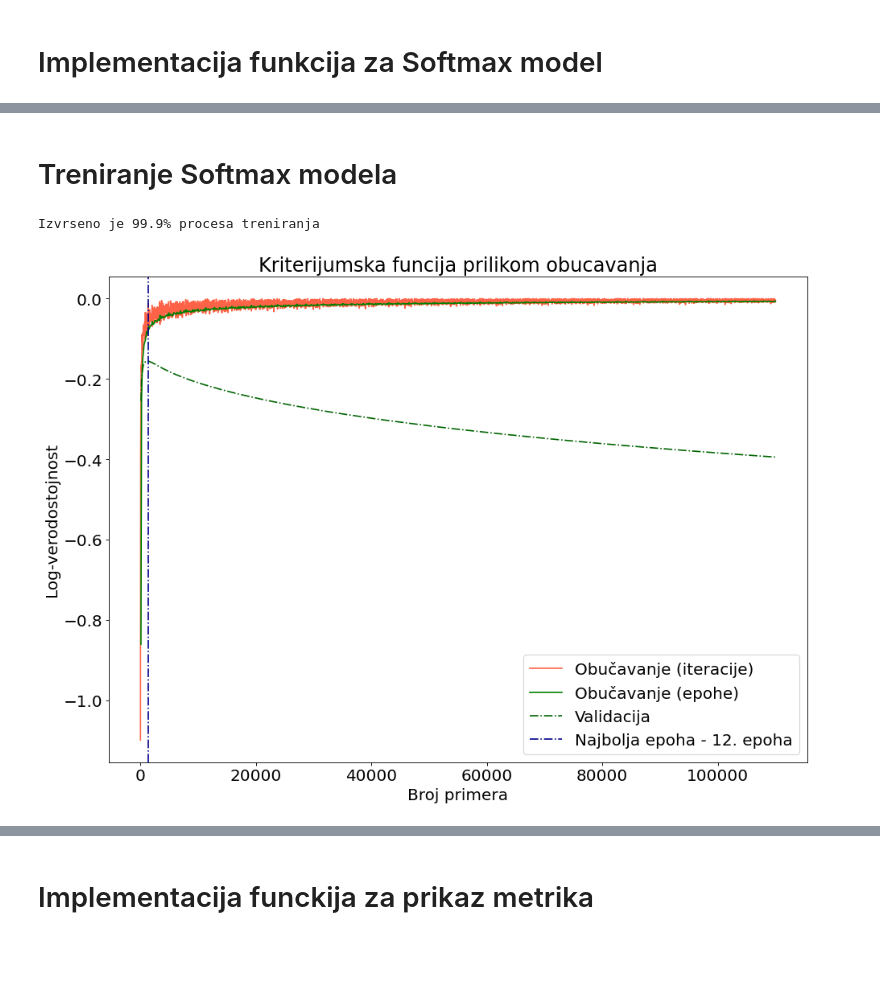
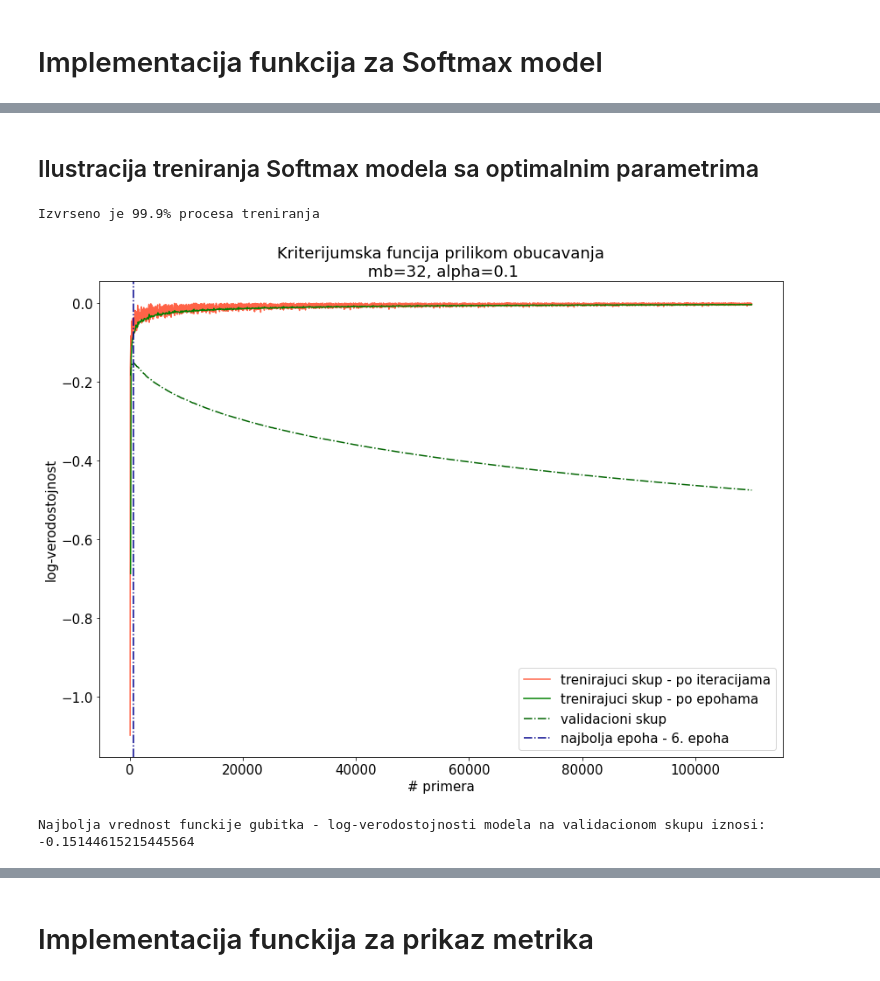
Before and after one commit to dmjovan/Softmax-Classification-and-Gaussian-Discriminant-Analysis-ML, a Jupyter notebook: softmax_gda.ipynb, the cells around one changed output, grey strips where cells are left out. Saved outputs shown, nothing was run; the diff lists cells and outputs as text; code cells hidden in the pictures; blank space fills up the shorter version.

```diff
--- a/softmax_gda.ipynb
+++ b/softmax_gda.ipynb
@@ -250,7 +228,11 @@ def get_batches(X_train: np.ndarray, y_train: np.ndarray, batch_size: int) -> li
     m = X_train.shape[0]
 
     # broj mini-batch-eva, tj. sarzi
-    num_batches = int(m/batch_size)
+    if batch_size >= m:
+        num_batches = 1
+        batch_size = m
+    else:
+        num_batches = int(m/batch_size)
 
     batches = []
 
@@ -596,0 +632,12 @@ def sotfmax_predict(X: np.ndarray, theta: np.ndarray, expand: bool=False) -> np.
+# %%
+# ucitavanje podataka
+X, y = read_data()
+
+# podela podataka na trening i test skup
+X_train, y_train, X_test, y_test = train_test_data_split(X, y)
+
+# podela trening podataka na trening i validacioni skup
+X_train, y_train, X_val, y_val = train_test_data_split(X_train, y_train,)
+
+# ekspanzija
+expand = True
@@ -596,0 +648,8 @@ def sotfmax_predict(X: np.ndarray, theta: np.ndarray, expand: bool=False) -> np.
+# %%
+batch_sizes = [1, 2, 4, 8, 16, 32, 64, 128, 256]
+learning_rates = [1e-3, 2e-3, 5e-3, 1e-2, 2e-2, 5e-2, 1e-1, 2e-1, 5e-1, 1, 2, 5]
+
+optimal_params = get_optimal_params(X_train, y_train, X_val, y_val, expand, batch_sizes, learning_rates, conv_rate_threshold=100)
+opt_batch_size = batch_sizes[optimal_params[0]]
+opt_learning_rate = learning_rates[optimal_params[1]]
+print(f'\nOptimalni hiper-parametri su : \n\tbatch_size = {opt_batch_size}, \n\tlearning_rate = {opt_learning_rate}')
@@ -597,20 +665,9 @@ def sotfmax_predict(X: np.ndarray, theta: np.ndarray, expand: bool=False) -> np.
 # %% [markdown]
-# Treniranje Softmax modela
+## Ilustracija treniranja Softmax modela sa optimalnim parametrima
 # %%
-# ucitavanje podataka
-X, y = read_data()
-
-# podela podataka na trening i test skup
-X_train, y_train, X_test, y_test = train_test_data_split(X, y)
-
-# podela trening podataka na trening i validacioni skup
-X_train, y_train, X_val, y_val = train_test_data_split(X_train, y_train)
-
-# ekspanzija
-expand = True
-
 # treniranje modela
-best_theta, _ = train(X_train, y_train, X_val, y_val, num_epochs=1000, batch_size=32, lr=0.05, expand=expand)
+best_theta, _, _ = train(X_train, y_train, X_val, y_val, num_epochs=1000, batch_size=opt_batch_size, lr=opt_learning_rate, expand=expand)
 # %% [output]
 Izvrseno je 99.9% procesa treniranja
-[figure, old version]
+[figure, new version]
+Najbolja vrednost funckije gubitka - log-verodostojnosti modela na validacionom skupu iznosi: -0.15144615215445564
```
Also changed, not shown: parts of 28 cells of this notebook.
